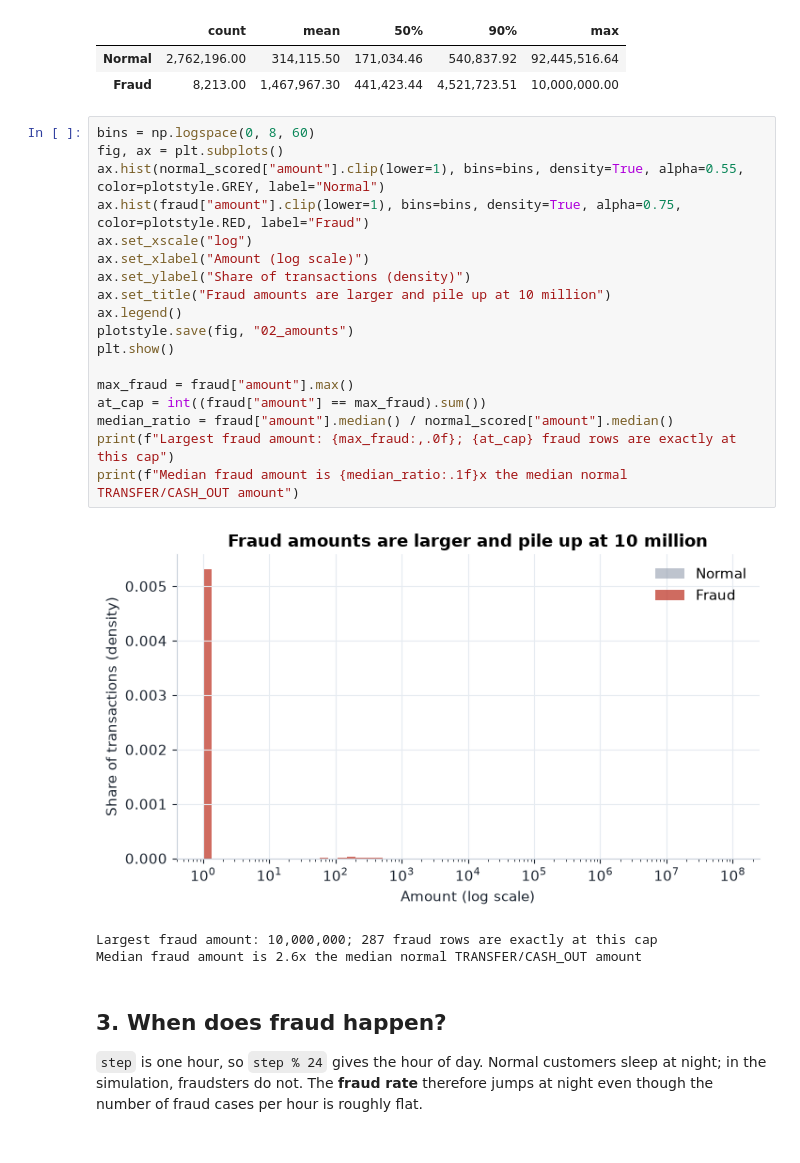
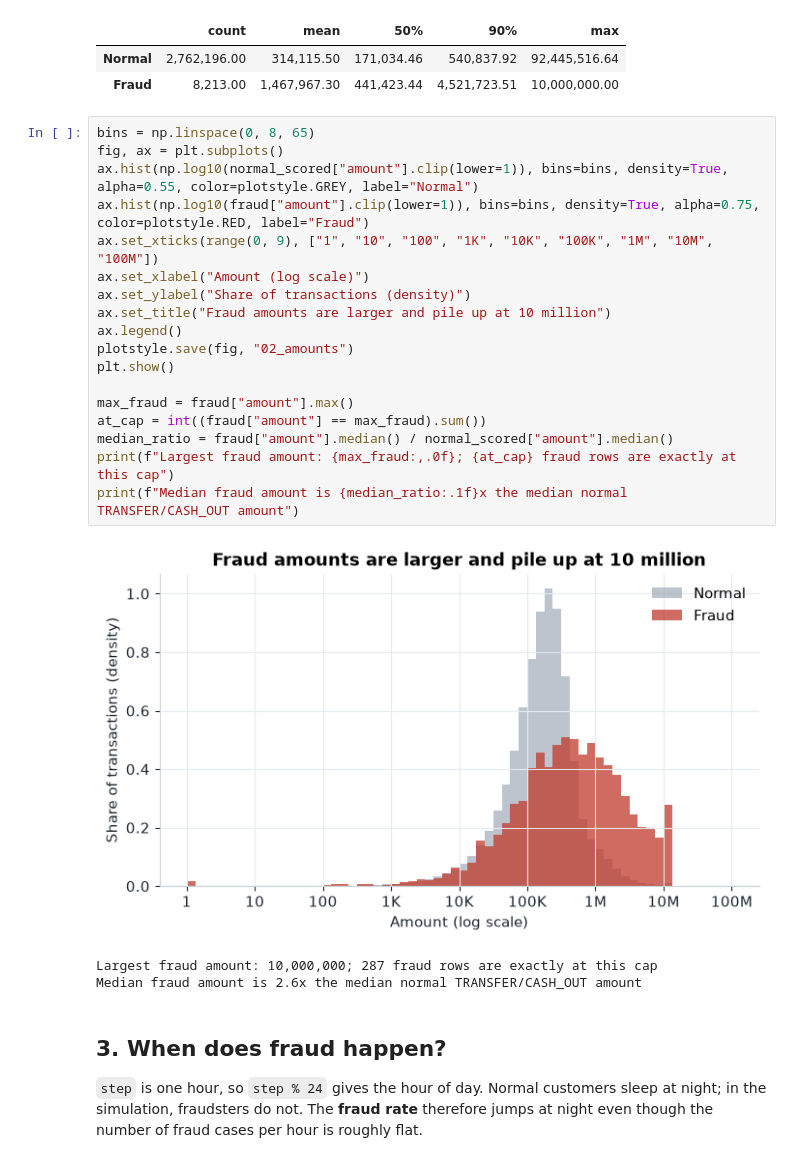
Before and after one commit to moazfarag1/fraud-detection-app, a Jupyter notebook: notebooks/02_eda.ipynb, the cells around one changed output. Saved outputs shown, nothing was run; the diff lists cells and outputs as text.

```diff
--- a/notebooks/02_eda.ipynb
+++ b/notebooks/02_eda.ipynb
@@ -84,25 +84,25 @@ amt[["count", "mean", "50%", "90%", "max"]]
 | Normal | 2,762,196.00 | 314,115.50 | 171,034.46 | 540,837.92 | 92,445,516.64 |
 | Fraud | 8,213.00 | 1,467,967.30 | 441,423.44 | 4,521,723.51 | 10,000,000.00 |
 # %%
-bins = np.logspace(0, 8, 60)
+bins = np.linspace(0, 8, 65)
 fig, ax = plt.subplots()
-ax.hist(normal_scored["amount"].clip(lower=1), bins=bins, density=True, alpha=0.55, color=plotstyle.GREY, label="Normal")
-ax.hist(fraud["amount"].clip(lower=1), bins=bins, density=True, alpha=0.75, color=plotstyle.RED, label="Fraud")
-ax.set_xscale("log")
+ax.hist(np.log10(normal_scored["amount"].clip(lower=1)), bins=bins, density=True, alpha=0.55, color=plotstyle.GREY, label="Normal")
+ax.hist(np.log10(fraud["amount"].clip(lower=1)), bins=bins, density=True, alpha=0.75, color=plotstyle.RED, label="Fraud")
+ax.set_xticks(range(0, 9), ["1", "10", "100", "1K", "10K", "100K", "1M", "10M", "100M"])
 ax.set_xlabel("Amount (log scale)")
 ax.set_ylabel("Share of transactions (density)")
 ax.set_title("Fraud amounts are larger and pile up at 10 million")
 ax.legend()
 plotstyle.save(fig, "02_amounts")
 plt.show()
 
 max_fraud = fraud["amount"].max()
 at_cap = int((fraud["amount"] == max_fraud).sum())
 median_ratio = fraud["amount"].median() / normal_scored["amount"].median()
 print(f"Largest fraud amount: {max_fraud:,.0f}; {at_cap} fraud rows are exactly at this cap")
 print(f"Median fraud amount is {median_ratio:.1f}x the median normal TRANSFER/CASH_OUT amount")
 # %% [output]
-[figure, old version]
+[figure, new version]
 Largest fraud amount: 10,000,000; 287 fraud rows are exactly at this cap
 Median fraud amount is 2.6x the median normal TRANSFER/CASH_OUT amount
 # %% [markdown]
```
Also changed, not shown: 26 other files.
